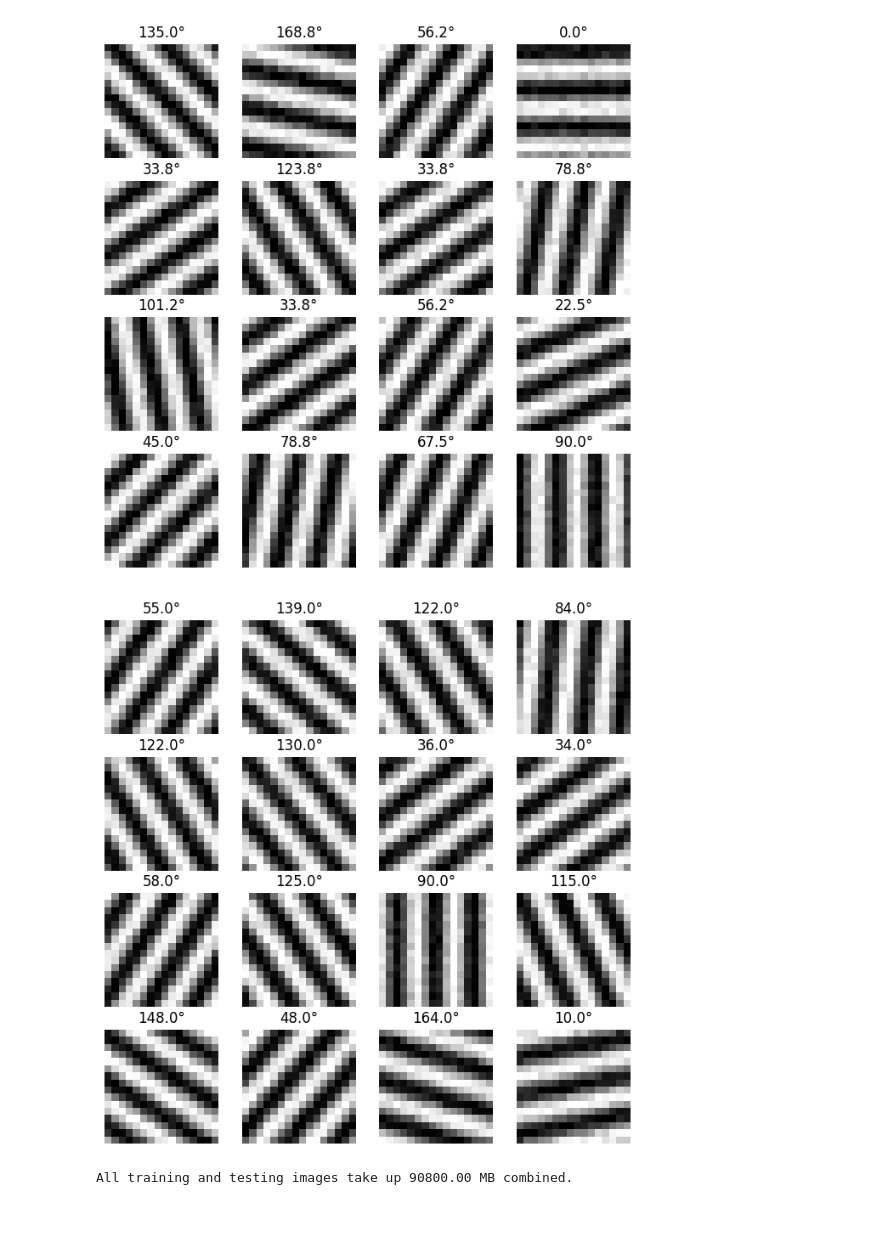
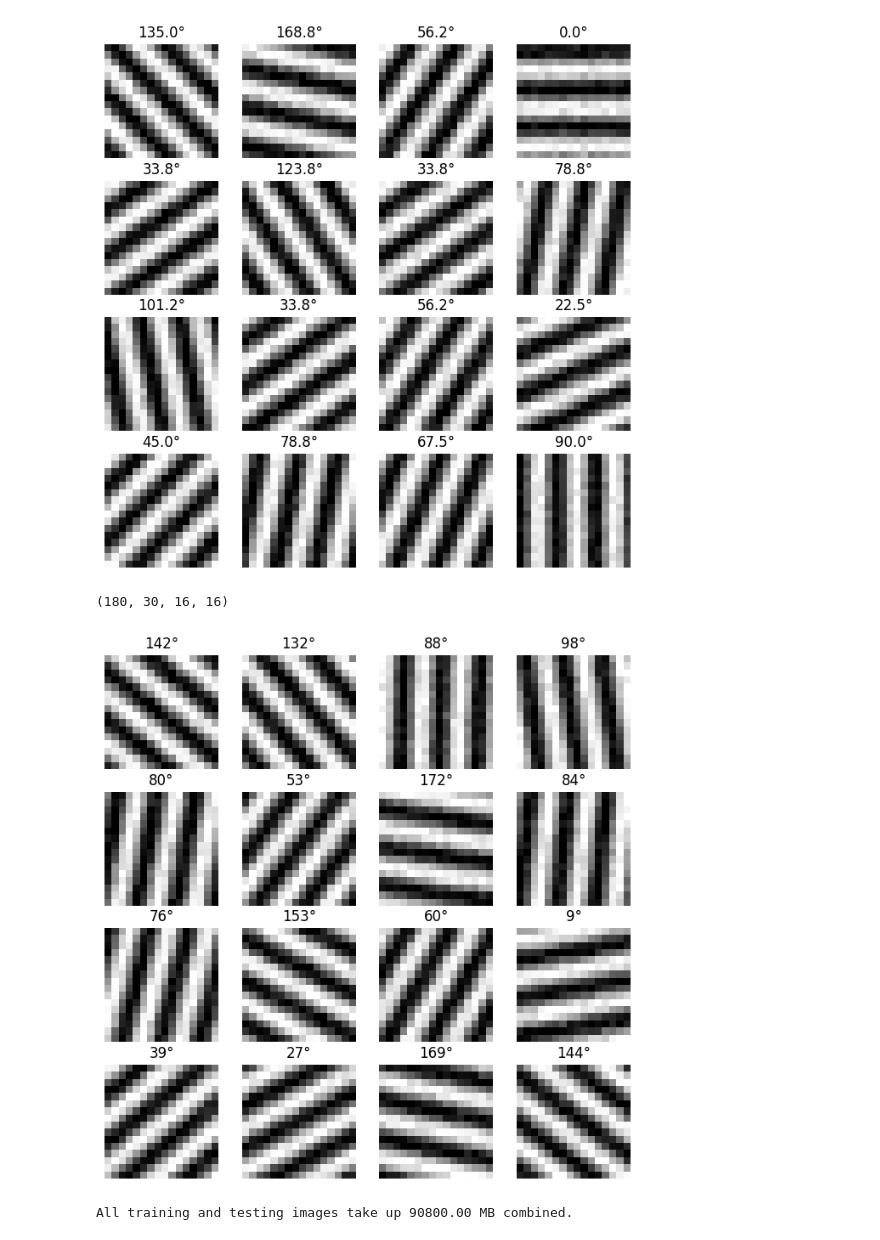
Before and after one commit to lmaccart/NEUR-416-Final, a Jupyter notebook: generate_grating.ipynb, the cells around one changed output. Drawn from its saved outputs; the diff is of its cells as text; code cells hidden in the pictures.

Commit message:
reshaped test img array

```diff
--- a/generate_grating.ipynb
+++ b/generate_grating.ipynb
@@ -50,40 +50,43 @@ sio.savemat('train_gratings.mat', {'images': train_imgs, 'orientations': orienta
 # %%
 orientations = np.arange(0, 180)
 trials = 30
 
 x = np.arange(H)
 y = np.arange(W)
 X, Y = np.meshgrid(x, y, indexing='ij')
 
 thetas = np.deg2rad(orientations)
 cos_t = np.cos(thetas)[:, None, None]
 sin_t = np.sin(thetas)[:, None, None]
 
 A = 2 * np.pi * (cos_t * X[None, :, :] + sin_t * Y[None, :, :]) / period
 
 cosA = np.cos(A)
 sinA = np.sin(A)
 
 idx_oris = np.repeat(orientations, trials)
-phases = np.random.rand(len(orientations) * trials) * 2 * np.pi
-cphi = np.cos(phases)[:, None, None]
-sphi = np.sin(phases)[:, None, None]
+phases = np.random.rand(len(orientations), trials) * 2 * np.pi
+cphi = np.cos(phases)[:, :, None, None]
+sphi = np.sin(phases)[:, :, None, None]
 
-cosA_sel = cosA[idx_oris]
-sinA_sel = sinA[idx_oris]
+cosA_exp = cosA[:, None, :, :]
+sinA_exp = sinA[:, None, :, :]
 
-gratings = 0.5 * (1 + (cosA_sel * cphi - sinA_sel * sphi))
+gratings = 0.5 * (1 + (cosA_exp * cphi - sinA_exp * sphi))
 
-noise = np.random.normal(0, 0.05, size=(len(orientations) * trials, H, W))
+noise = np.random.normal(0, 0.05, size=(len(orientations), trials, H, W))
 test_imgs = np.clip(gratings + noise, 0, 1)
+print(test_imgs.shape)
 
 fig, axs = plt.subplots(4, 4, figsize=(8, 8))
 for i in range(4):
     for j in range(4):
-        idx = np.random.randint(len(test_imgs))
-        axs[i, j].imshow(test_imgs[idx], cmap='gray')
+        orientation = np.random.randint(len(test_imgs))
+        img = test_imgs[orientation, 0]
+        axs[i, j].imshow(img, cmap='gray')
         axs[i, j].axis('off')
-        axs[i, j].set_title(f'{orientations[idx_oris[idx]]:.1f}°')
+        axs[i, j].set_title(f'{orientation}°')
 # %% [output]
+(180, 30, 16, 16)
-[figure, old version]
+[figure, new version]
 # %%
```
Also changed, not shown: parts of 1 cell of this notebook, 1 other file.
